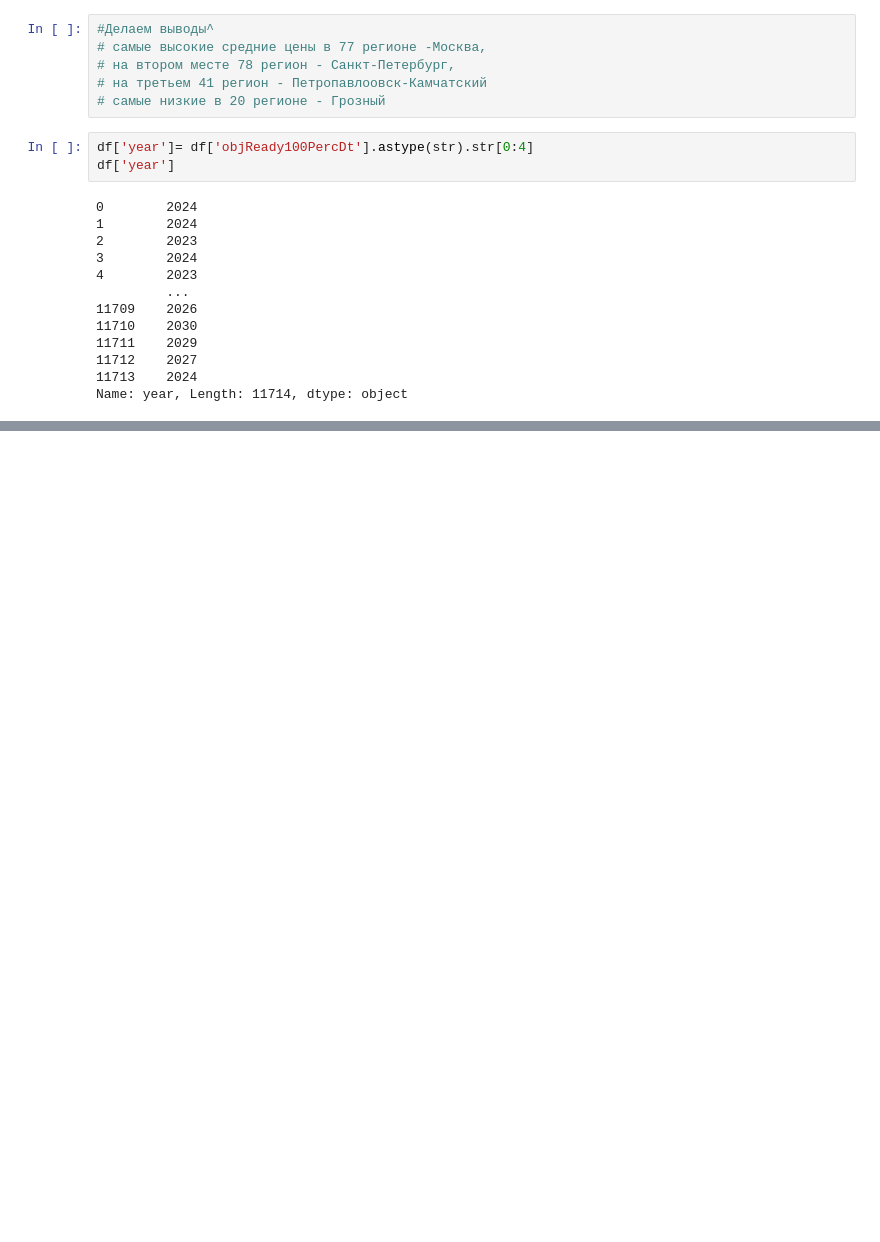
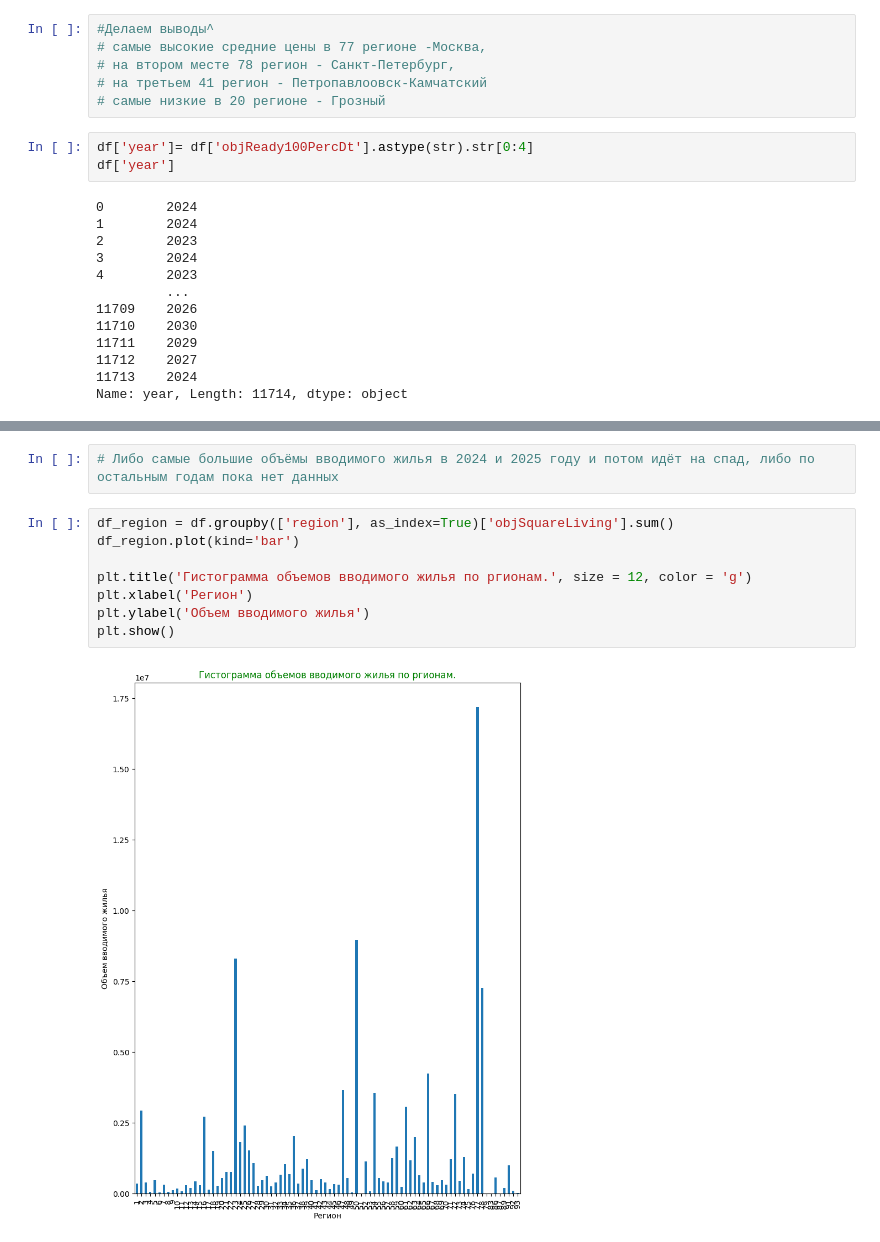
Before and after one commit to NtimTim/DS_School_Home_Work, a Jupyter notebook: Hometask/Task2_dmrf_visual.ipynb, the cells around one changed output, grey strips where cells are left out. Drawn from its saved outputs; the diff is of its cells as text; blank space fills up the shorter version.

```diff
--- a/Hometask/Task2_dmrf_visual.ipynb
+++ b/Hometask/Task2_dmrf_visual.ipynb
@@ -123 +129,13 @@ Name: year, Length: 11714, dtype: object
+# %%
+# Либо самые большие объёмы вводимого жилья в 2024 и 2025 году и потом идёт на спад, либо по остальным годам пока нет данных
+# %%
+df_region = df.groupby(['region'], as_index=True)['objSquareLiving'].sum()
+df_region.plot(kind='bar')
+
+plt.title('Гистограмма объемов вводимого жилья по ргионам.', size = 12, color = 'g')
+plt.xlabel('Регион')
+plt.ylabel('Объем вводимого жилья')
+plt.show()
+# %% [output]
+[figure, added]
 # %%
```
Also changed, not shown: parts of 10 cells of this notebook.
